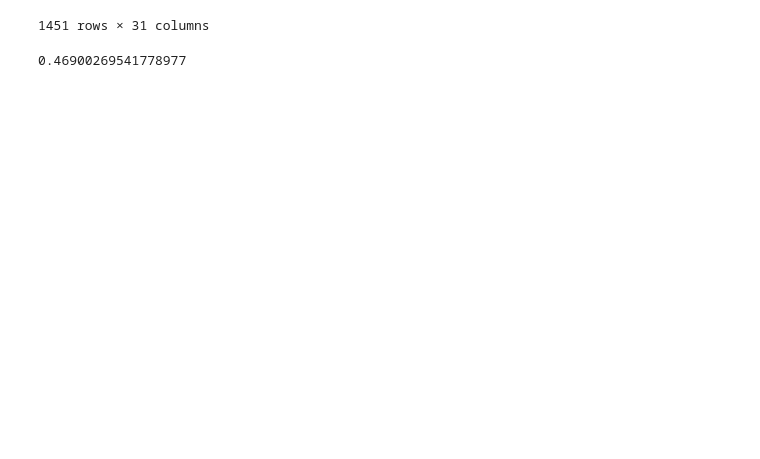
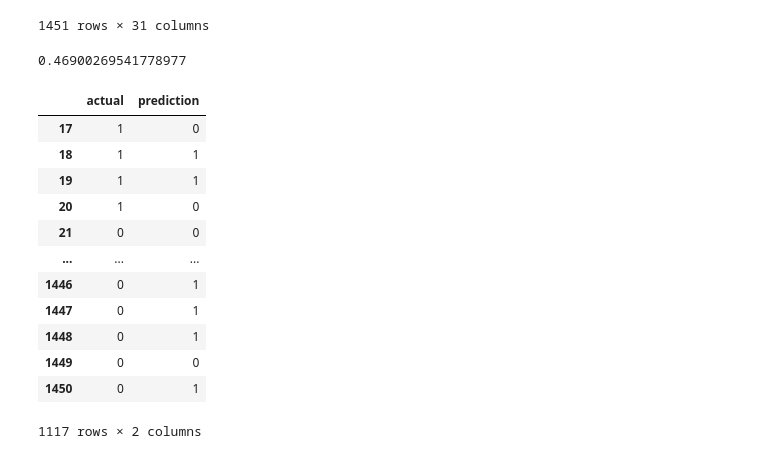
Before and after one commit to arifarman02/EPL-match-winner, a Jupyter notebook: prediction.ipynb, the cells around one changed output. Cells and saved outputs as stored; diff of their text form; code cells hidden in the pictures; blank space fills up the shorter version.

```diff
--- a/prediction.ipynb
+++ b/prediction.ipynb
@@ -281,4 +281,4 @@ rolling_averages(group, cols, new_cols)
 73 rows × 32 columns
 # %%
 matches_rolling = matches.groupby('team').apply(lambda x: rolling_averages(x, cols, new_cols), include_groups=False)
-matches_rolling
+matches_rolling = matches_rolling.droplevel("team").reset_index(drop=True)
@@ -300,3 +284,0 @@ matches_rolling
-# %%
-matches_rolling = matches_rolling.droplevel('team')
-matches_rolling
@@ -345,3 +313,19 @@ combined, precision = make_predictions(matches_rolling, predictors + new_cols)
 precision
 # %% [output]
 0.46900269541778977
+# %%
+combined
+# %% [output]
+|  | actual | prediction |
+| 17 | 1 | 0 |
+| 18 | 1 | 1 |
+| 19 | 1 | 1 |
+| 20 | 1 | 0 |
+| 21 | 0 | 0 |
+| ... | ... | ... |
+| 1446 | 0 | 1 |
+| 1447 | 0 | 1 |
+| 1448 | 0 | 1 |
+| 1449 | 0 | 0 |
+| 1450 | 0 | 1 |
+1117 rows × 2 columns
```
Also changed, not shown: parts of 2 cells of this notebook.
